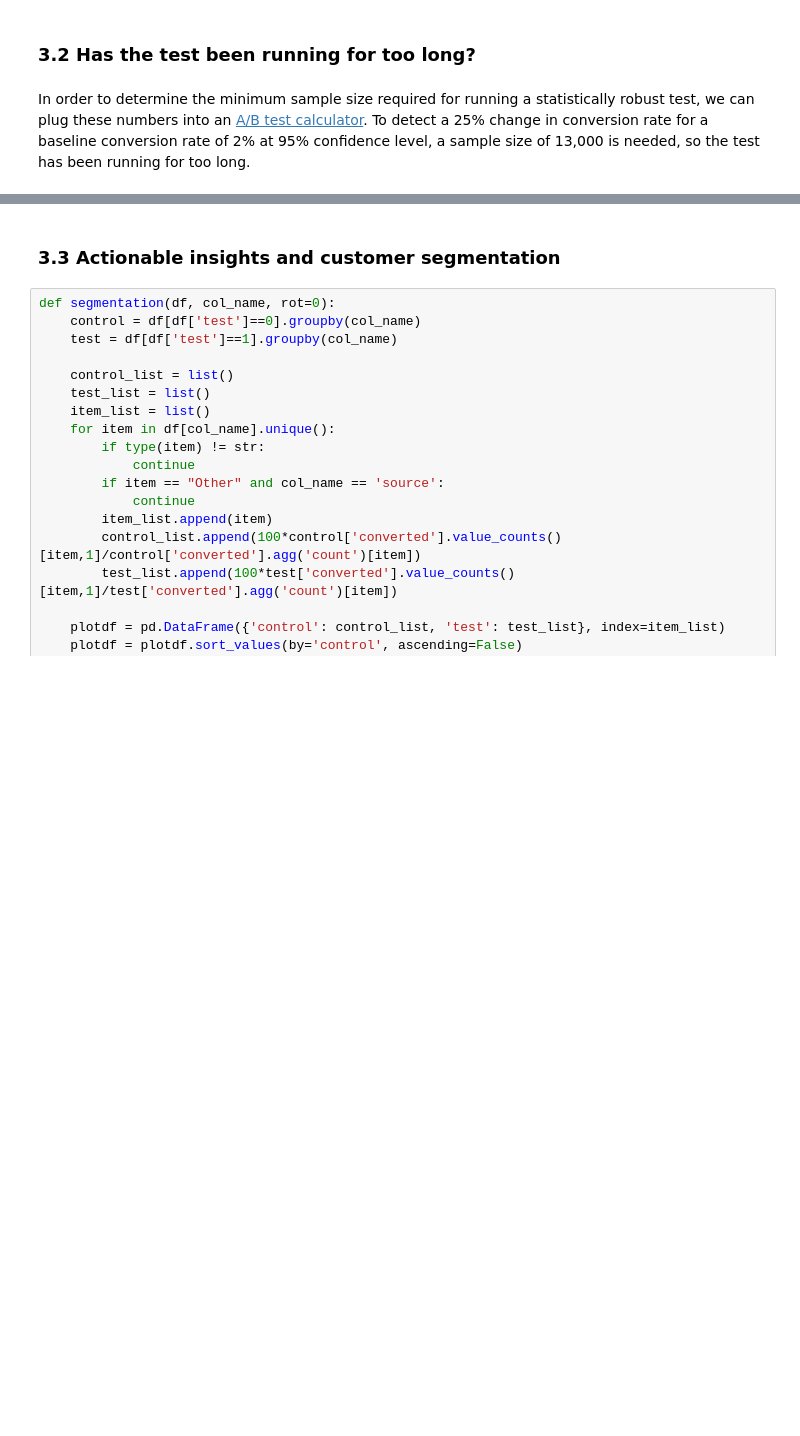
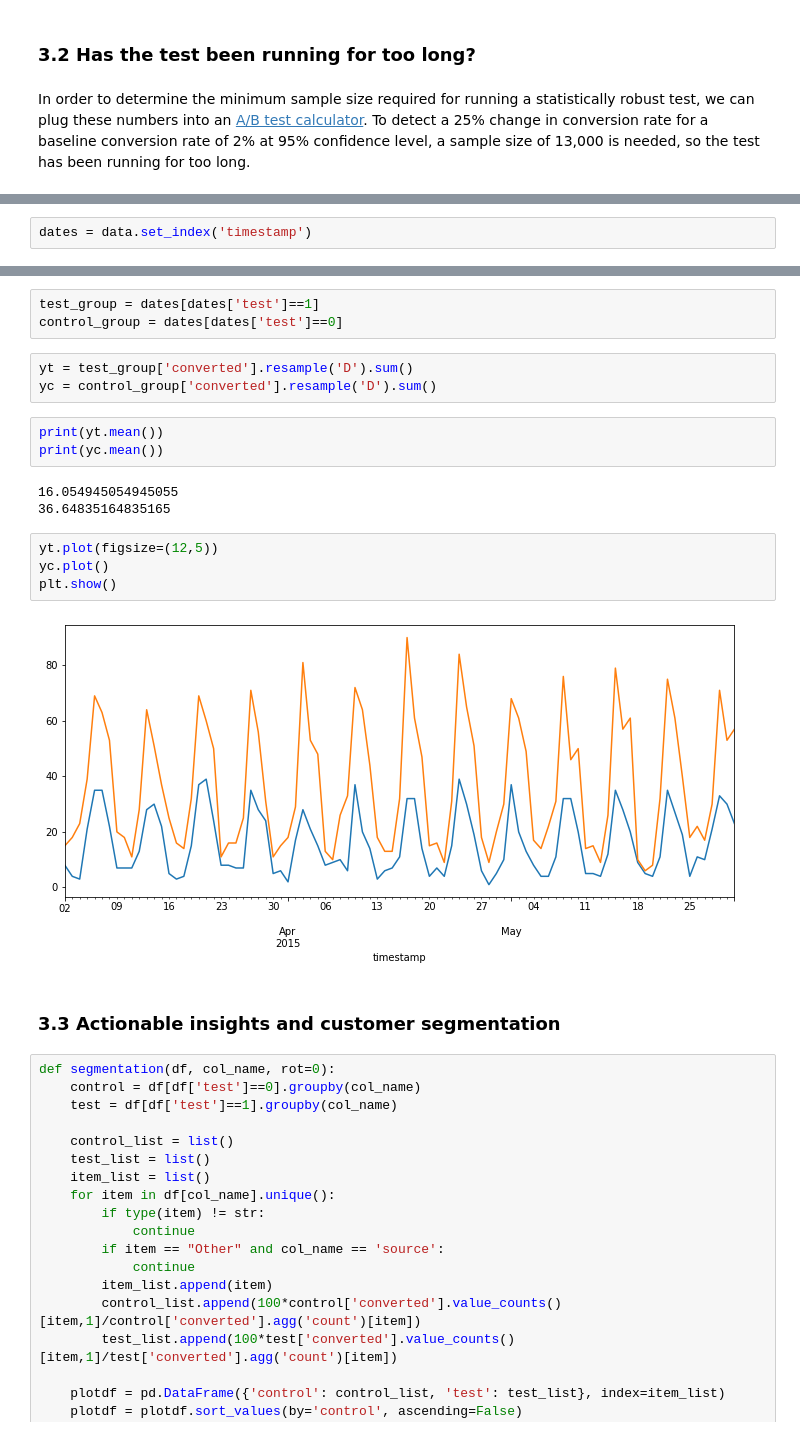
Before and after one commit to isaac-chung/data-challenge-templates, a Jupyter notebook: softwarePricing-master/AB_testing.ipynb, the cells around one changed output, grey strips where cells are left out. Cells and saved outputs as stored; diff of their text form; blank space fills up the shorter version.

```diff
--- a/softwarePricing-master/AB_testing.ipynb
+++ b/softwarePricing-master/AB_testing.ipynb
@@ -429,0 +430,2 @@ In order to determine the minimum sample size required for running a statistical
+# %%
+dates = data.set_index('timestamp')
@@ -430,3 +442,21 @@ In order to determine the minimum sample size required for running a statistical
+# %%
+test_group = dates[dates['test']==1]
+control_group = dates[dates['test']==0]
+# %%
+yt = test_group['converted'].resample('D').sum()
+yc = control_group['converted'].resample('D').sum()
+# %%
+print(yt.mean())
+print(yc.mean())
+# %% [output]
+16.054945054945055
+36.64835164835165
+# %%
+yt.plot(figsize=(12,5))
+yc.plot()
+plt.show()
+# %% [output]
+[figure, added]
 # %% [markdown]
 ### 3.3 Actionable insights and customer segmentation
 # %%
```
Also changed, not shown: parts of 9 cells of this notebook.
